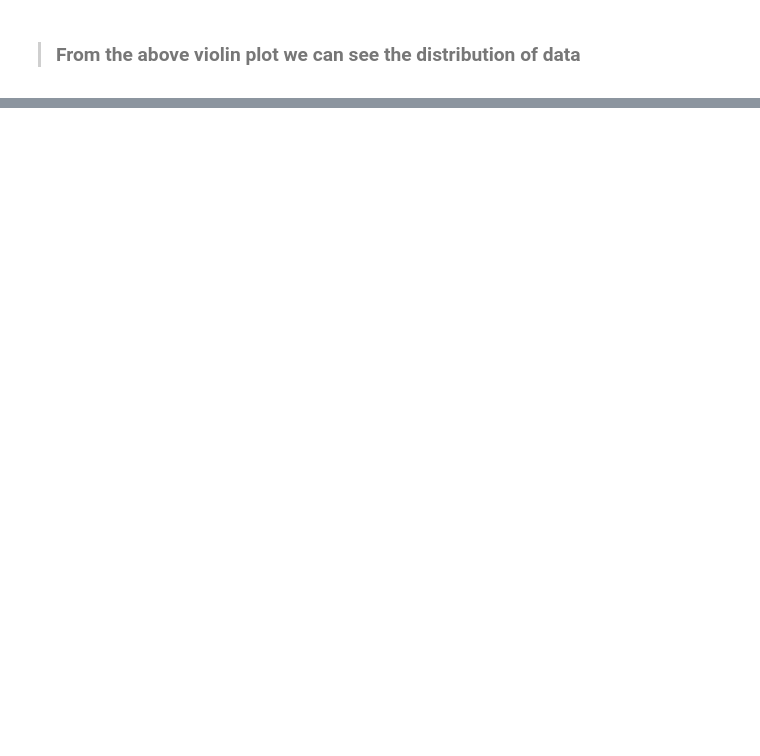
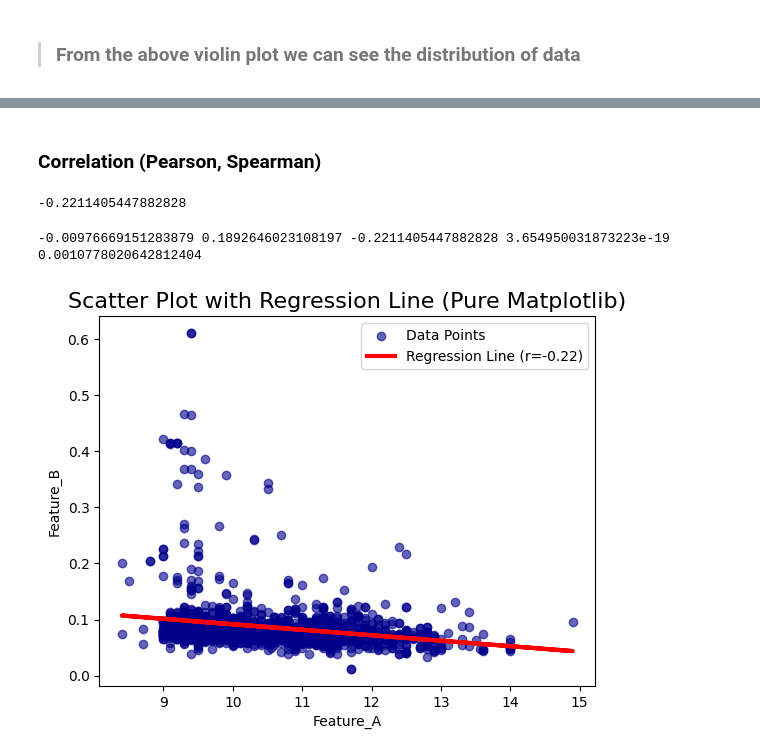
Before and after one commit to sumitkpal62/Red_wine_analysis, a Jupyter notebook: main.ipynb, the cells around one changed output, grey strips where cells are left out. Drawn from its saved outputs; the diff is of its cells as text; code cells hidden in the pictures; blank space fills up the shorter version.

```diff
--- a/main.ipynb
+++ b/main.ipynb
@@ -743,0 +752,7 @@ plt.show()
+# %% [markdown]
+### Correlation (Pearson, Spearman)
+# %%
+correlation_value=df['alcohol'].corr(df['chlorides'])
+print(correlation_value)
+# %% [output]
+-0.2211405447882828
@@ -743,0 +761,23 @@ plt.show()
+# %%
+
+slope, intercept, r_value, p_value, std_err = linregress(df['alcohol'], df['chlorides'])
+
+print(slope, intercept, r_value, p_value, std_err)
+# %% [output]
+-0.00976669151283879 0.1892646023108197 -0.2211405447882828 3.654950031873223e-19 0.0010778020642812404
+# %%
+x_value=df['alcohol']
+y_regress_line=slope*x_value + intercept
+
+plt.scatter(df['alcohol'], df['Feature_B'], color='darkblue', alpha=0.6, label='Data Points')
+
+# 2. Plot the calculated Regression Line
+plt.plot(x_value, y_regress_line, color='red', linewidth=3, label=f'Regression Line (r={r_value:.2f})')
+
+plt.title(f"Scatter Plot with Regression Line (Pure Matplotlib)", fontsize=16)
+plt.xlabel('Feature_A')
+plt.ylabel('Feature_B')
+plt.legend()
+plt.show()
+# %% [output]
+[figure, added]
```
Also changed, not shown: parts of 6 cells of this notebook, 2 other files.
